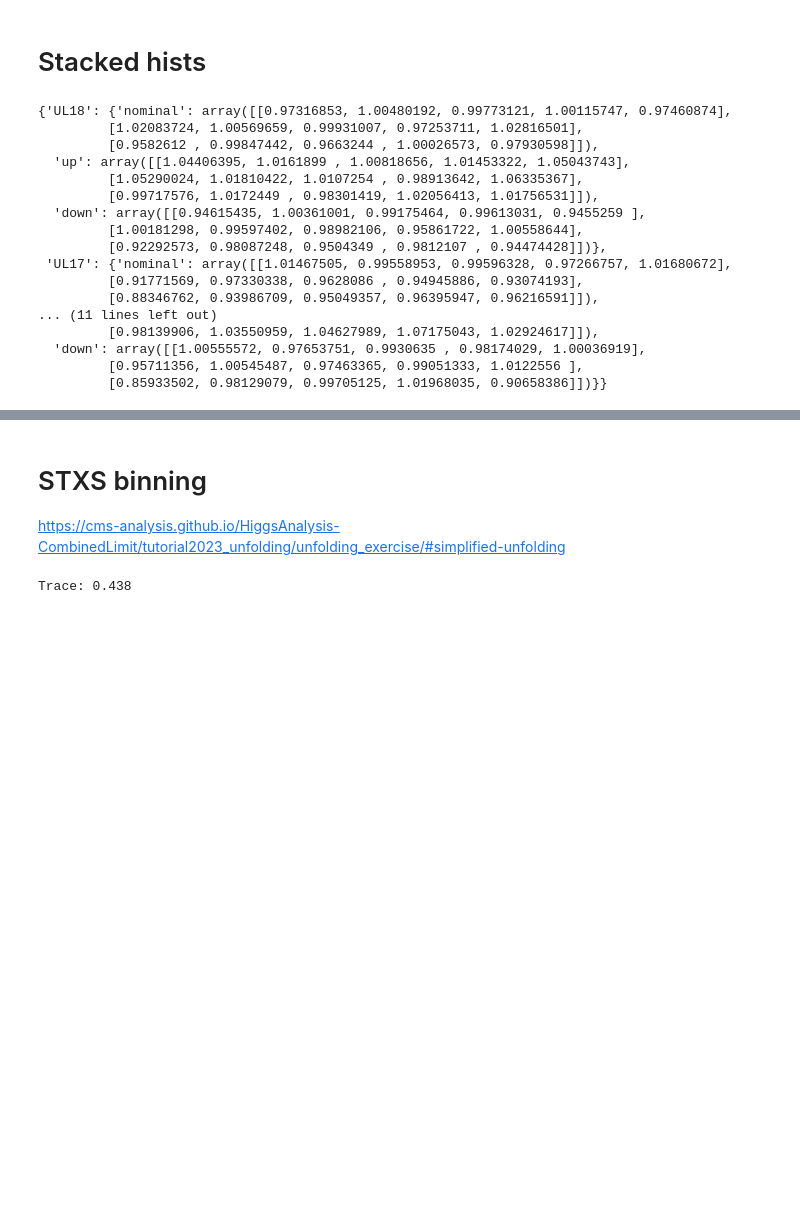
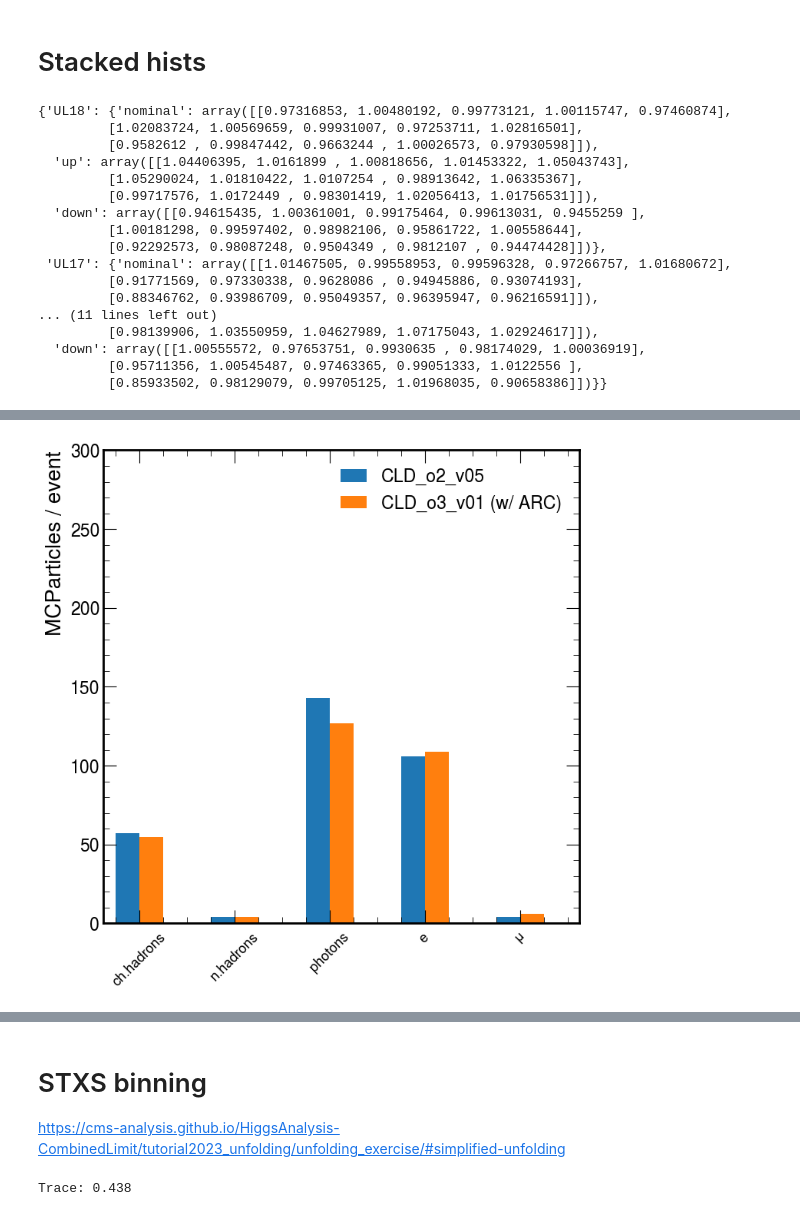
Before and after one commit to farakiko/boostedhiggs, a Jupyter notebook: binder/hists_plots.ipynb, the cells around one changed output, grey strips where cells are left out. Drawn from its saved outputs; the diff is of its cells as text; code cells hidden in the pictures; blank space fills up the shorter version.

```diff
--- a/binder/hists_plots.ipynb
+++ b/binder/hists_plots.ipynb
@@ -1342,0 +1637,94 @@ Will plot met_pt histogram
+# %%
+fig, ax = plt.subplots(figsize=(8,8))
+
+col_dict = {
+    "CLD_o2_v05": "tab:blue",
+    "CLD_o3_v01": "tab:orange",
+}
+
+# num_events1 = len(events1["MCParticles/MCParticles.PDG"].array())
+# num_events2 = len(events2["MCParticles/MCParticles.PDG"].array())
+
+num_events1 = 1
+num_events2 = 1
+
+w = 0.1
+ax.bar(
+    w * (0+1),
+    height=ak.sum(((abs(events1["MCParticles/MCParticles.PDG"].array())[0])==211)) / num_events1,
+    width=w,
+    label="CLD_o2_v05",
+    color=col_dict["CLD_o2_v05"],
+)
+ax.bar(
+    w * (1+1),
+    height=ak.sum(((abs(events2["MCParticles/MCParticles.PDG"].array())[0])==211)) / num_events2,
+    width=w,
+    label="CLD_o3_v01 (w/ ARC)",
+    color=col_dict["CLD_o3_v01"],
+)
+ax.bar(
+    w * (4+1),
+    height=ak.sum(((abs(events1["MCParticles/MCParticles.PDG"].array())[0])==130)) / num_events1,
+    width=w,
+    color=col_dict["CLD_o2_v05"],
+)
+ax.bar(
+    w * (5+1),
+    height=ak.sum(((abs(events2["MCParticles/MCParticles.PDG"].array())[0])==130)) / num_events2,
+    width=w,
+    color=col_dict["CLD_o3_v01"],
+)
+
+ax.bar(
+    w * (8+1),
+    height=ak.sum(((abs(events1["MCParticles/MCParticles.PDG"].array())[0])==22)) / num_events1,
+    width=w,
+    color=col_dict["CLD_o2_v05"],
+)
+ax.bar(
+    w * (9+1),
+    height=ak.sum(((abs(events2["MCParticles/MCParticles.PDG"].array())[0])==22)) / num_events2,
+    width=w,
+    color=col_dict["CLD_o3_v01"],
+)
+
+ax.bar(
+    w * (12+1),
+    height=ak.sum(((abs(events1["MCParticles/MCParticles.PDG"].array())[0])==11)) / num_events1,
+    width=w,
+    color=col_dict["CLD_o2_v05"],
+)
+ax.bar(
+    w * (13+1),
+    height=ak.sum(((abs(events2["MCParticles/MCParticles.PDG"].array())[0])==11)) / num_events2,
+    width=w,
+    color=col_dict["CLD_o3_v01"],
+)
+
+ax.bar(
+    w * (16+1),
+    height=ak.sum(((abs(events1["MCParticles/MCParticles.PDG"].array())[0])==13)) / num_events1,
+    width=w,
+    color=col_dict["CLD_o2_v05"],
+)
+ax.bar(
+    w * (17+1),
+    height=ak.sum(((abs(events2["MCParticles/MCParticles.PDG"].array())[0])==13)) / num_events2,
+    width=w,
+    color=col_dict["CLD_o3_v01"],
+)
+
+
+ax.set_ylabel("MCParticles / event")
+
+ax.set_xticks([w*1.5, w*5.5, w*9.5, w*13.5, w*17.5])
+ax.set_xticklabels(["ch.hadrons", "n.hadrons", "photons", r"$e$", r"$\mu$"], rotation=45, fontsize=13)
+
+ax.set_xlim(0,2)
+ax.set_ylim(0,300)
+ax.legend();
+
+plt.savefig("/Users/fmokhtar/Desktop/num1.pdf")
+# %% [output]
+[figure, added]
```
Also changed, not shown: parts of 28 cells of this notebook, 3 other files.
